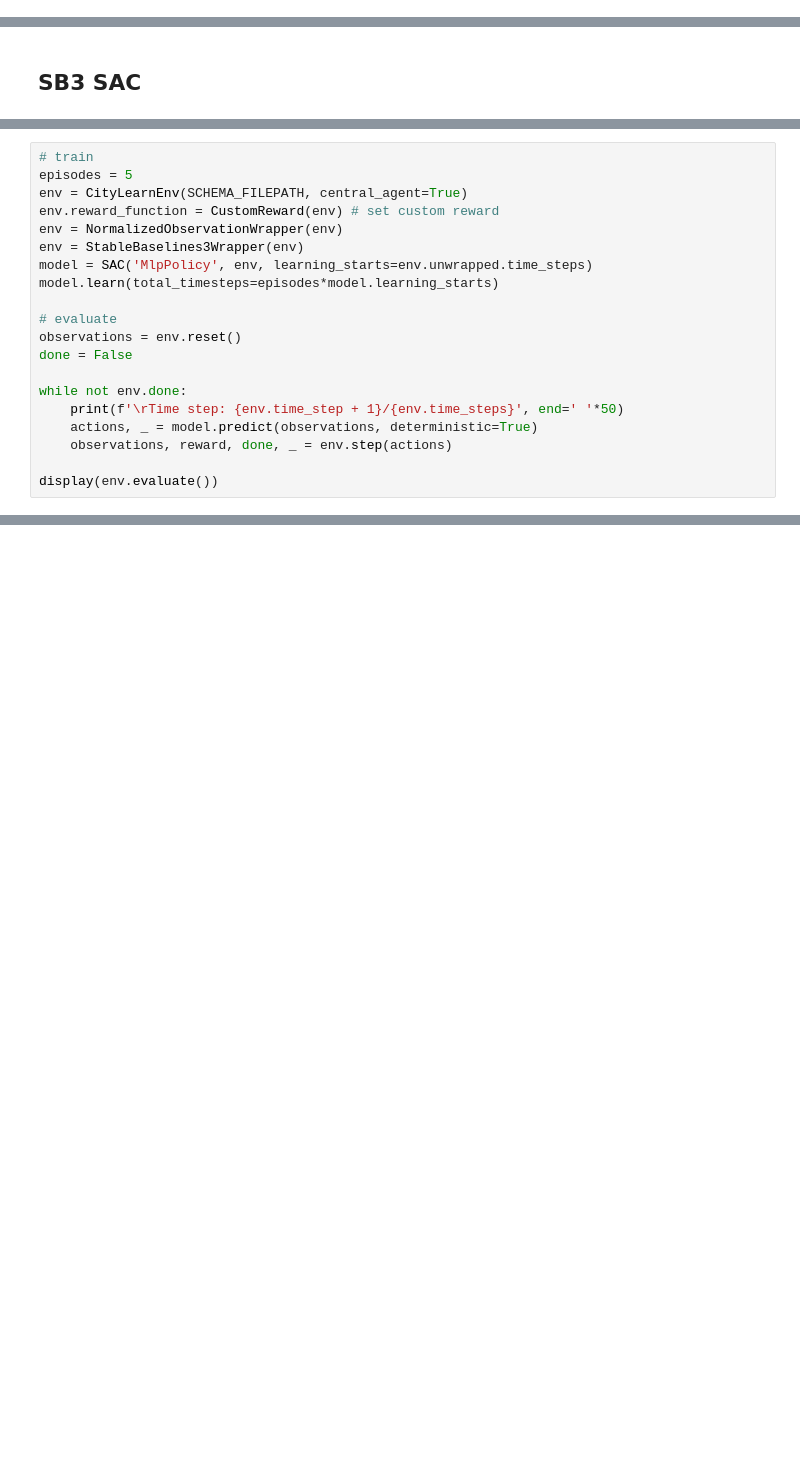
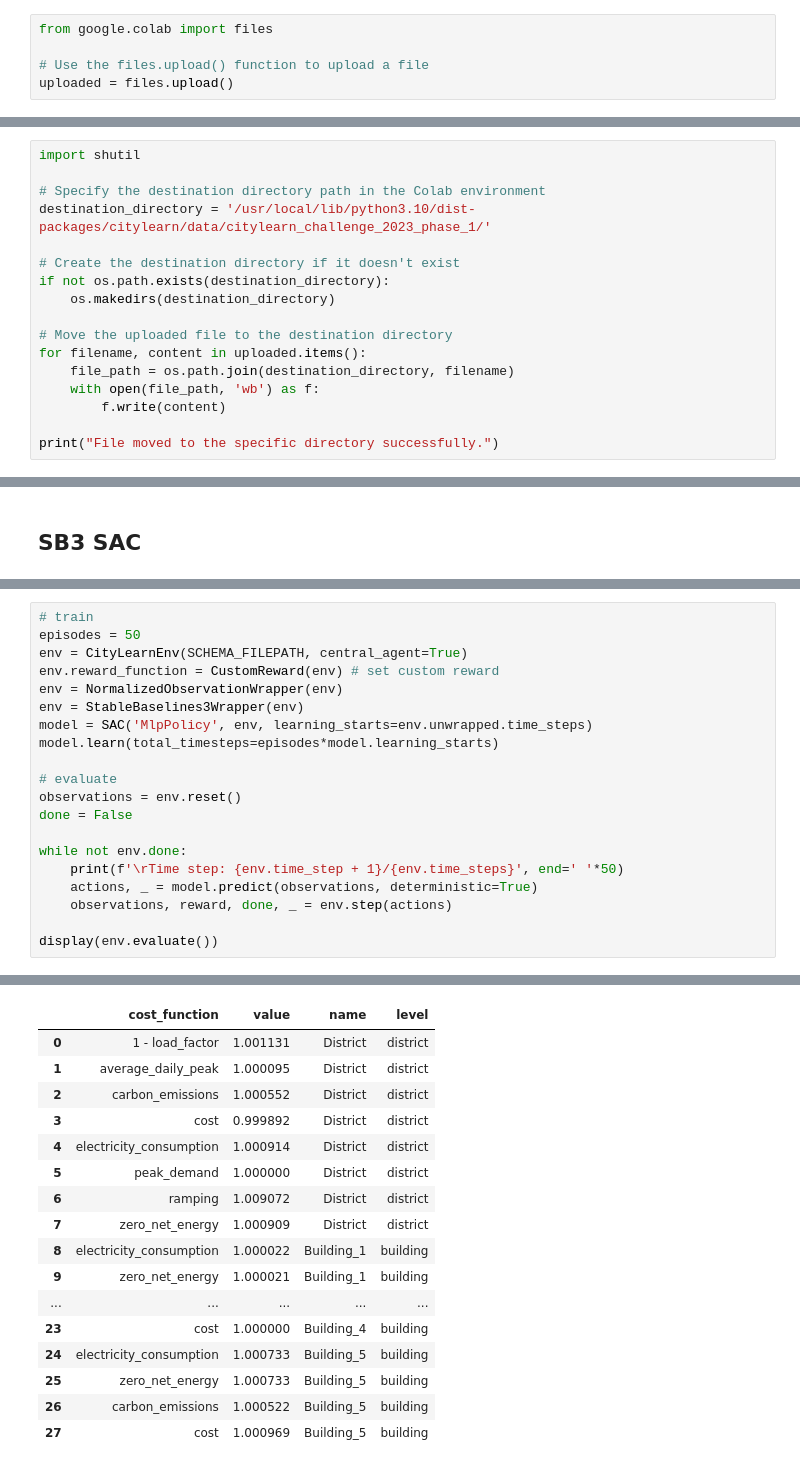
Before and after one commit to ParisaAligol/CityLearn-EVModel-Parisa, a Jupyter notebook: analysistest1.ipynb, the cells around one changed output, grey strips where cells are left out. Saved outputs shown, nothing was run; the diff lists cells and outputs as text; blank space fills up the shorter version.

```diff
--- a/analysistest1.ipynb
+++ b/analysistest1.ipynb
@@ -51,3 +72,8 @@ from citylearn.data import DataSet
 from citylearn.reward_function import RewardFunction
 from citylearn.utilities import read_json, write_json
 from citylearn.wrappers import NormalizedObservationWrapper, StableBaselines3Wrapper
+# %%
+from google.colab import files
+
+# Use the files.upload() function to upload a file
+uploaded = files.upload()
@@ -53,0 +99,17 @@ from citylearn.wrappers import NormalizedObservationWrapper, StableBaselines3Wra
+# %%
+import shutil
+
+# Specify the destination directory path in the Colab environment
+destination_directory = '/usr/local/lib/python3.10/dist-packages/citylearn/data/citylearn_challenge_2023_phase_1/'
+
+# Create the destination directory if it doesn't exist
+if not os.path.exists(destination_directory):
+    os.makedirs(destination_directory)
+
+# Move the uploaded file to the destination directory
+for filename, content in uploaded.items():
+    file_path = os.path.join(destination_directory, filename)
+    with open(file_path, 'wb') as f:
+        f.write(content)
+
+print("File moved to the specific directory successfully.")
@@ -184,7 +188,7 @@ class CustomReward(RewardFunction):
         return reward
 # %%
 # train
-episodes = 5
+episodes = 50
 env = CityLearnEnv(SCHEMA_FILEPATH, central_agent=True)
 env.reward_function = CustomReward(env) # set custom reward
 env = NormalizedObservationWrapper(env)
@@ -206,0 +211,17 @@ KeyboardInterrupt: ignored
+|  | cost_function | value | name | level |
+| 0 | 1 - load_factor | 1.001131 | District | district |
+| 1 | average_daily_peak | 1.000095 | District | district |
+| 2 | carbon_emissions | 1.000552 | District | district |
+| 3 | cost | 0.999892 | District | district |
+| 4 | electricity_consumption | 1.000914 | District | district |
+| 5 | peak_demand | 1.000000 | District | district |
+| 6 | ramping | 1.009072 | District | district |
+| 7 | zero_net_energy | 1.000909 | District | district |
+| 8 | electricity_consumption | 1.000022 | Building_1 | building |
+| 9 | zero_net_energy | 1.000021 | Building_1 | building |
+| ... | ... | ... | ... | ... |
+| 23 | cost | 1.000000 | Building_4 | building |
+| 24 | electricity_consumption | 1.000733 | Building_5 | building |
+| 25 | zero_net_energy | 1.000733 | Building_5 | building |
+| 26 | carbon_emissions | 1.000522 | Building_5 | building |
+| 27 | cost | 1.000969 | Building_5 | building |
```
Also changed, not shown: parts of 12 cells of this notebook.
